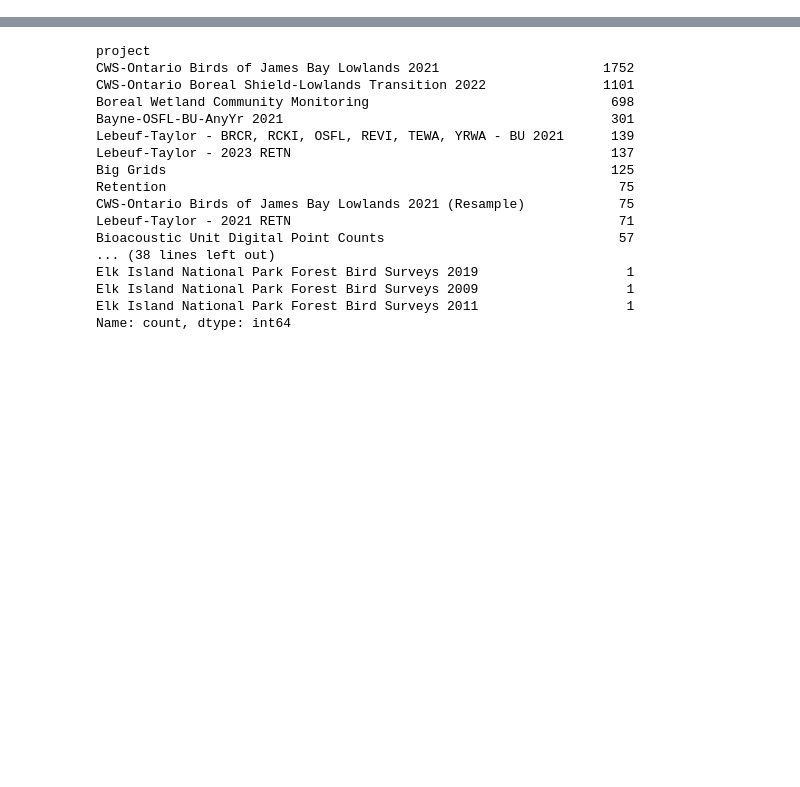
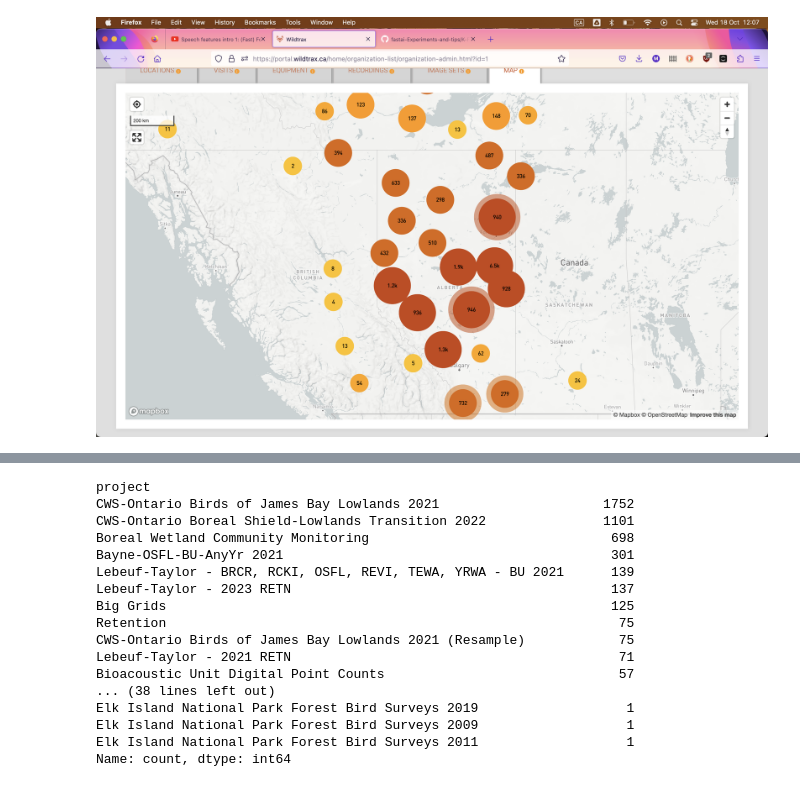
Before and after one commit to Mgallimore88/osfl_cnn_recognizer, a Jupyter notebook: notebooks/exploratory/1.8-mjg-osfl-eda-explore_BU_dataset.ipynb, the cells around one changed output, grey strips where cells are left out. Saved outputs shown, nothing was run; the diff lists cells and outputs as text; code cells hidden in the pictures; blank space fills up the shorter version.

Commit message:
change md image to py

```diff
--- a/notebooks/exploratory/1.8-mjg-osfl-eda-explore_BU_dataset.ipynb
+++ b/notebooks/exploratory/1.8-mjg-osfl-eda-explore_BU_dataset.ipynb
@@ -43,0 +10,5 @@ These clips will have the advantage of containing periods of quiet, and the type
+# %%
+from IPython.display import Image
+Image("./map_all.png")
+# %% [output]
+[figure, added]
```
Also changed, not shown: parts of 2 cells of this notebook.
